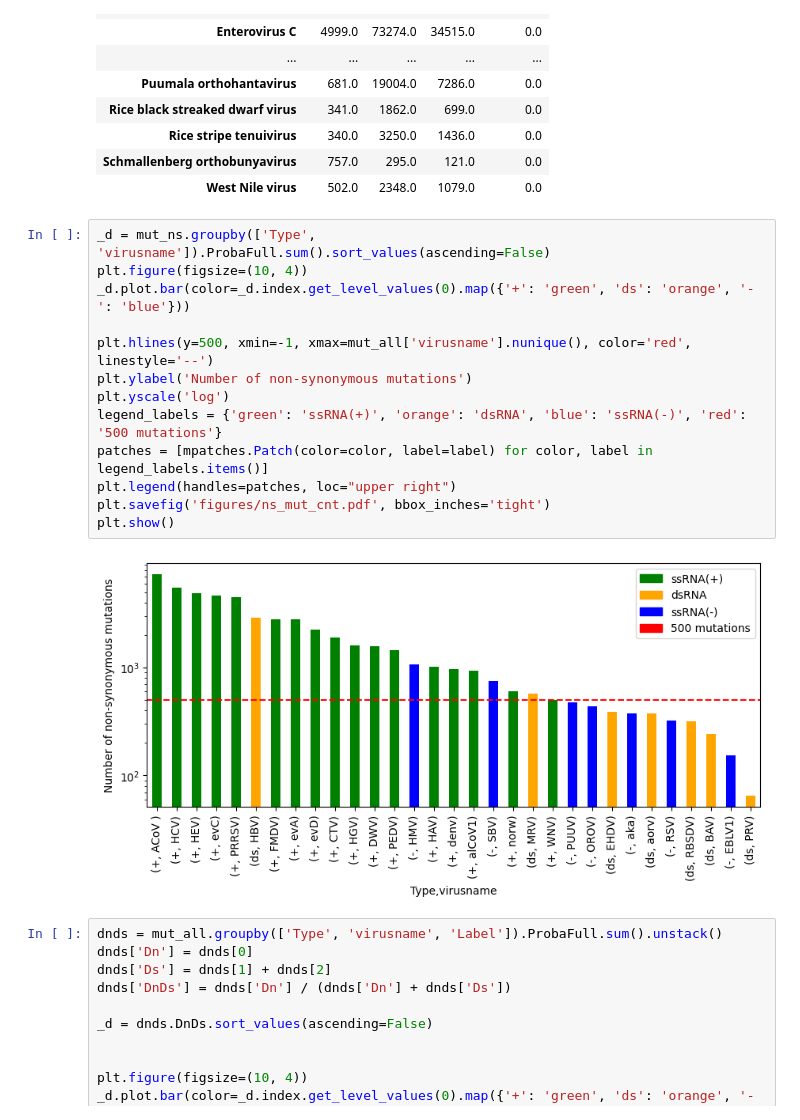
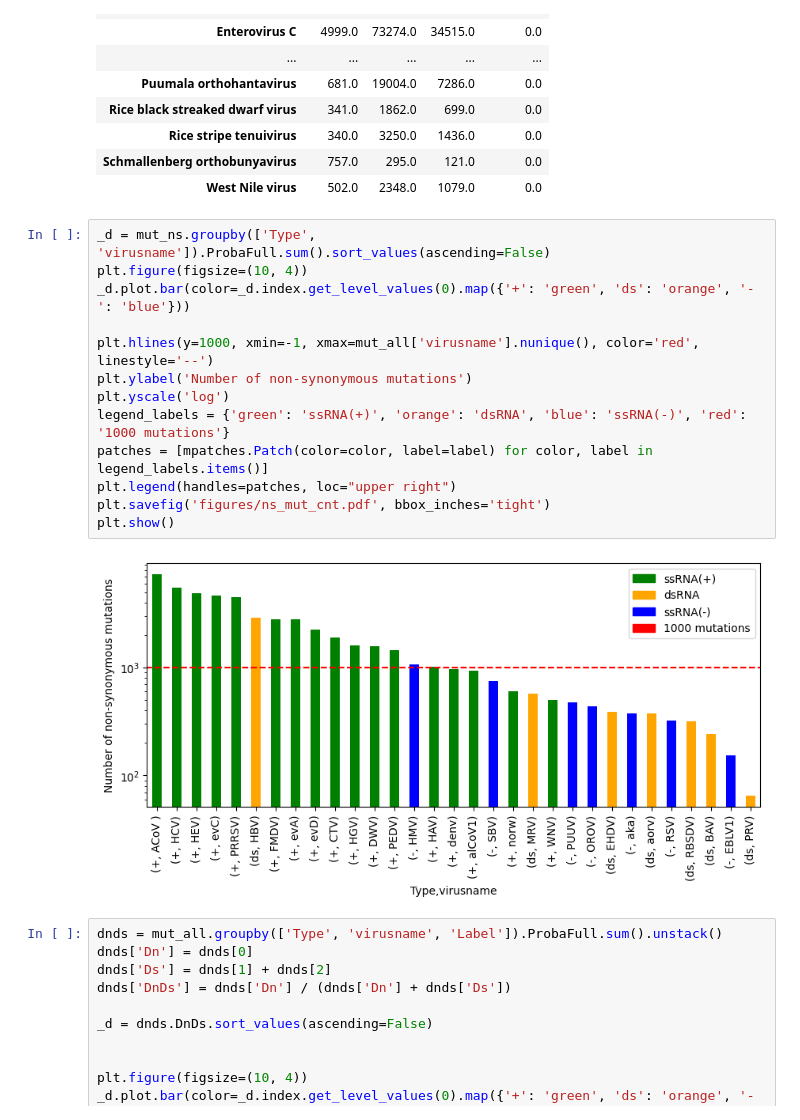
Before and after one commit to mitoclub/RNAViralMutSpec, a Jupyter notebook: viral_spectra/model_fit_workflow.ipynb, the cells around one changed output. Cells and saved outputs as stored; diff of their text form.

```diff
--- a/viral_spectra/model_fit_workflow.ipynb
+++ b/viral_spectra/model_fit_workflow.ipynb
@@ -73,18 +73,18 @@ mutations_summary(mut_all, 'taxname')
 # %%
 _d = mut_ns.groupby(['Type', 'virusname']).ProbaFull.sum().sort_values(ascending=False)
 plt.figure(figsize=(10, 4))
 _d.plot.bar(color=_d.index.get_level_values(0).map({'+': 'green', 'ds': 'orange', '-': 'blue'}))
 
-plt.hlines(y=500, xmin=-1, xmax=mut_all['virusname'].nunique(), color='red', linestyle='--')
+plt.hlines(y=1000, xmin=-1, xmax=mut_all['virusname'].nunique(), color='red', linestyle='--')
 plt.ylabel('Number of non-synonymous mutations')
 plt.yscale('log')
-legend_labels = {'green': 'ssRNA(+)', 'orange': 'dsRNA', 'blue': 'ssRNA(-)', 'red': '500 mutations'}
+legend_labels = {'green': 'ssRNA(+)', 'orange': 'dsRNA', 'blue': 'ssRNA(-)', 'red': '1000 mutations'}
 patches = [mpatches.Patch(color=color, label=label) for color, label in legend_labels.items()]
 plt.legend(handles=patches, loc="upper right")
 plt.savefig('figures/ns_mut_cnt.pdf', bbox_inches='tight')
 plt.show()
 # %% [output]
-[figure, old version]
+[figure, new version]
 # %%
 dnds = mut_all.groupby(['Type', 'virusname', 'Label']).ProbaFull.sum().unstack()
 dnds['Dn'] = dnds[0]
```
Also changed, not shown: parts of 6 cells of this notebook, 19 other files.
